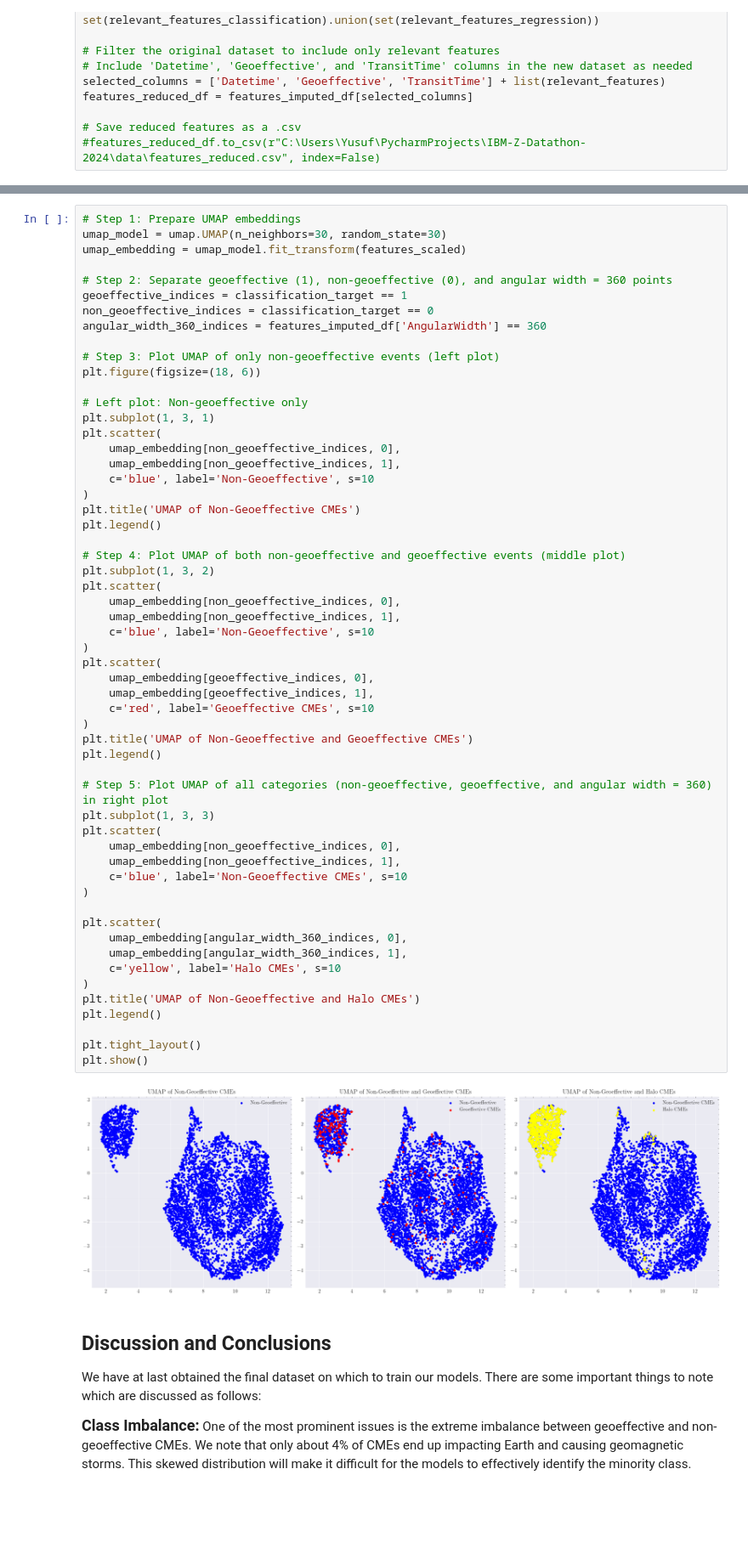
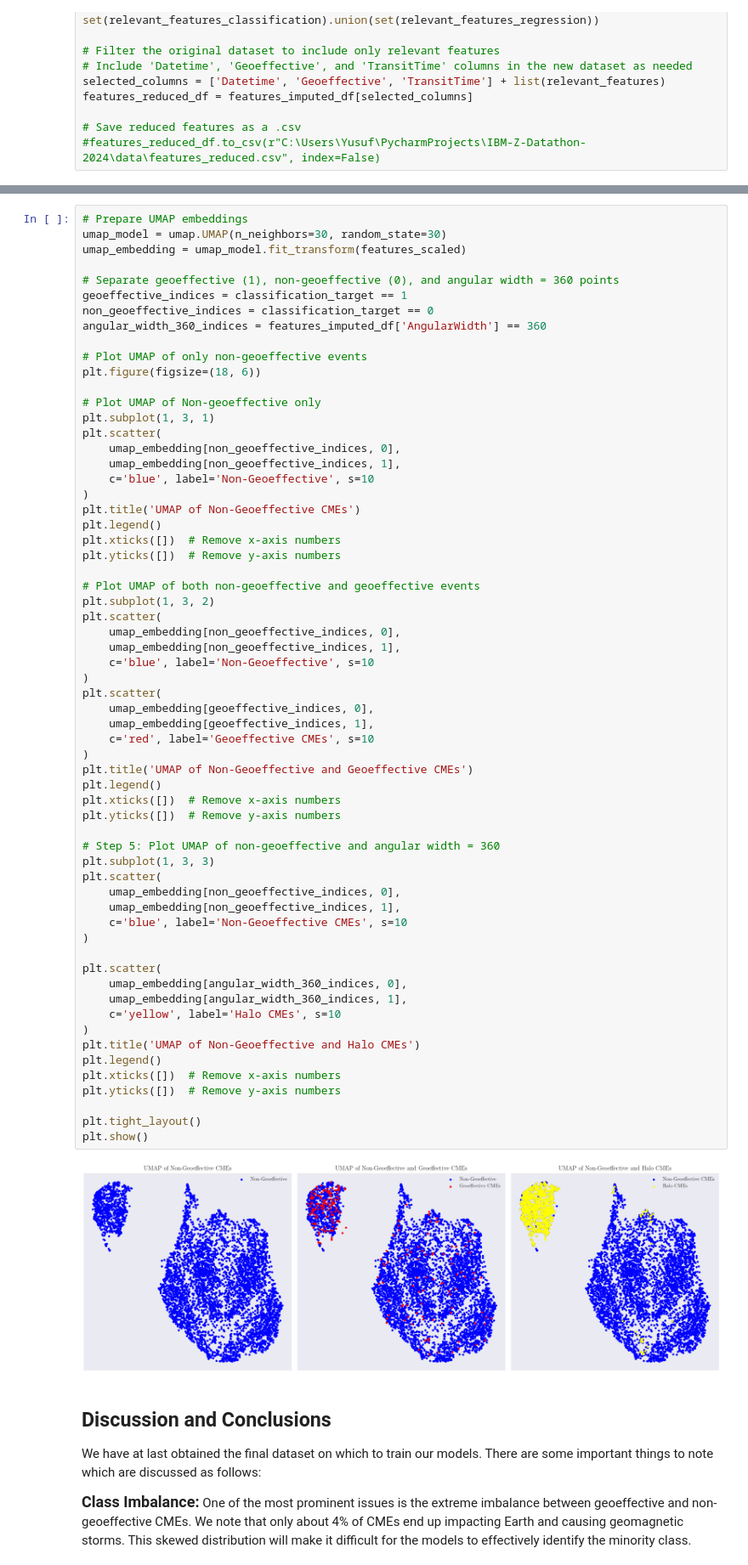
Before and after one commit to yusufmspahi/IBM-Z-Datathon-2024, a Jupyter notebook: data_preprocessing.ipynb, the cells around one changed output, grey strips where cells are left out. Shown at 85% size. Drawn from its saved outputs; the diff is of its cells as text; blank space fills up the shorter version.

```diff
--- a/data_preprocessing.ipynb
+++ b/data_preprocessing.ipynb
@@ -654,17 +654,17 @@ We shall now make use of the dimentionality reduction technique know as Uniform
 # %%
-# Step 1: Prepare UMAP embeddings
+# Prepare UMAP embeddings
 umap_model = umap.UMAP(n_neighbors=30, random_state=30)
 umap_embedding = umap_model.fit_transform(features_scaled)
 
-# Step 2: Separate geoeffective (1), non-geoeffective (0), and angular width = 360 points
+# Separate geoeffective (1), non-geoeffective (0), and angular width = 360 points
 geoeffective_indices = classification_target == 1
 non_geoeffective_indices = classification_target == 0
 angular_width_360_indices = features_imputed_df['AngularWidth'] == 360
 
-# Step 3: Plot UMAP of only non-geoeffective events (left plot)
+# Plot UMAP of only non-geoeffective events
 plt.figure(figsize=(18, 6))
 
-# Left plot: Non-geoeffective only
+# Plot UMAP of Non-geoeffective only
 plt.subplot(1, 3, 1)
 plt.scatter(
     umap_embedding[non_geoeffective_indices, 0],
@@ -673,42 +673,48 @@ plt.scatter(
 )
 plt.title('UMAP of Non-Geoeffective CMEs')
 plt.legend()
+plt.xticks([])  # Remove x-axis numbers
+plt.yticks([])  # Remove y-axis numbers
 
-# Step 4: Plot UMAP of both non-geoeffective and geoeffective events (middle plot)
+# Plot UMAP of both non-geoeffective and geoeffective events
 plt.subplot(1, 3, 2)
 plt.scatter(
     umap_embedding[non_geoeffective_indices, 0],
     umap_embedding[non_geoeffective_indices, 1],
     c='blue', label='Non-Geoeffective', s=10
 )
 plt.scatter(
     umap_embedding[geoeffective_indices, 0],
     umap_embedding[geoeffective_indices, 1],
     c='red', label='Geoeffective CMEs', s=10
 )
 plt.title('UMAP of Non-Geoeffective and Geoeffective CMEs')
 plt.legend()
+plt.xticks([])  # Remove x-axis numbers
+plt.yticks([])  # Remove y-axis numbers
 
-# Step 5: Plot UMAP of all categories (non-geoeffective, geoeffective, and angular width = 360) in right plot
+# Step 5: Plot UMAP of non-geoeffective and angular width = 360
 plt.subplot(1, 3, 3)
 plt.scatter(
     umap_embedding[non_geoeffective_indices, 0],
     umap_embedding[non_geoeffective_indices, 1],
     c='blue', label='Non-Geoeffective CMEs', s=10
 )
 
 plt.scatter(
     umap_embedding[angular_width_360_indices, 0],
     umap_embedding[angular_width_360_indices, 1],
     c='yellow', label='Halo CMEs', s=10
 )
 plt.title('UMAP of Non-Geoeffective and Halo CMEs')
 plt.legend()
+plt.xticks([])  # Remove x-axis numbers
+plt.yticks([])  # Remove y-axis numbers
 
 plt.tight_layout()
 plt.show()
 # %% [output]
-[figure, old version]
+[figure, new version]
 # %% [markdown]
 ## Discussion and Conclusions
 We have at last obtained the final dataset on which to train our models. There are some important things to note which are discussed as follows:
```
Also changed, not shown: parts of 5 cells of this notebook.
